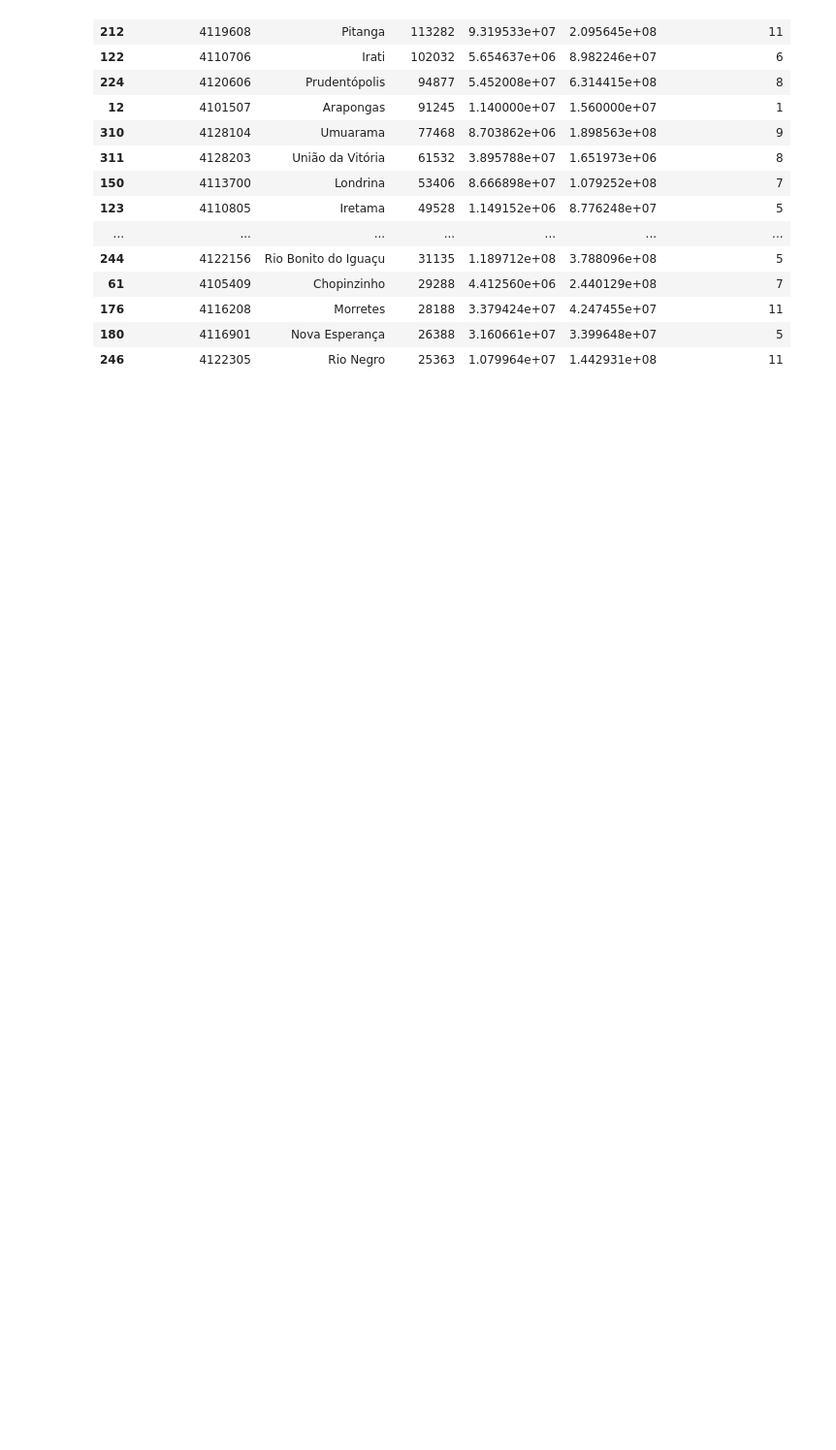
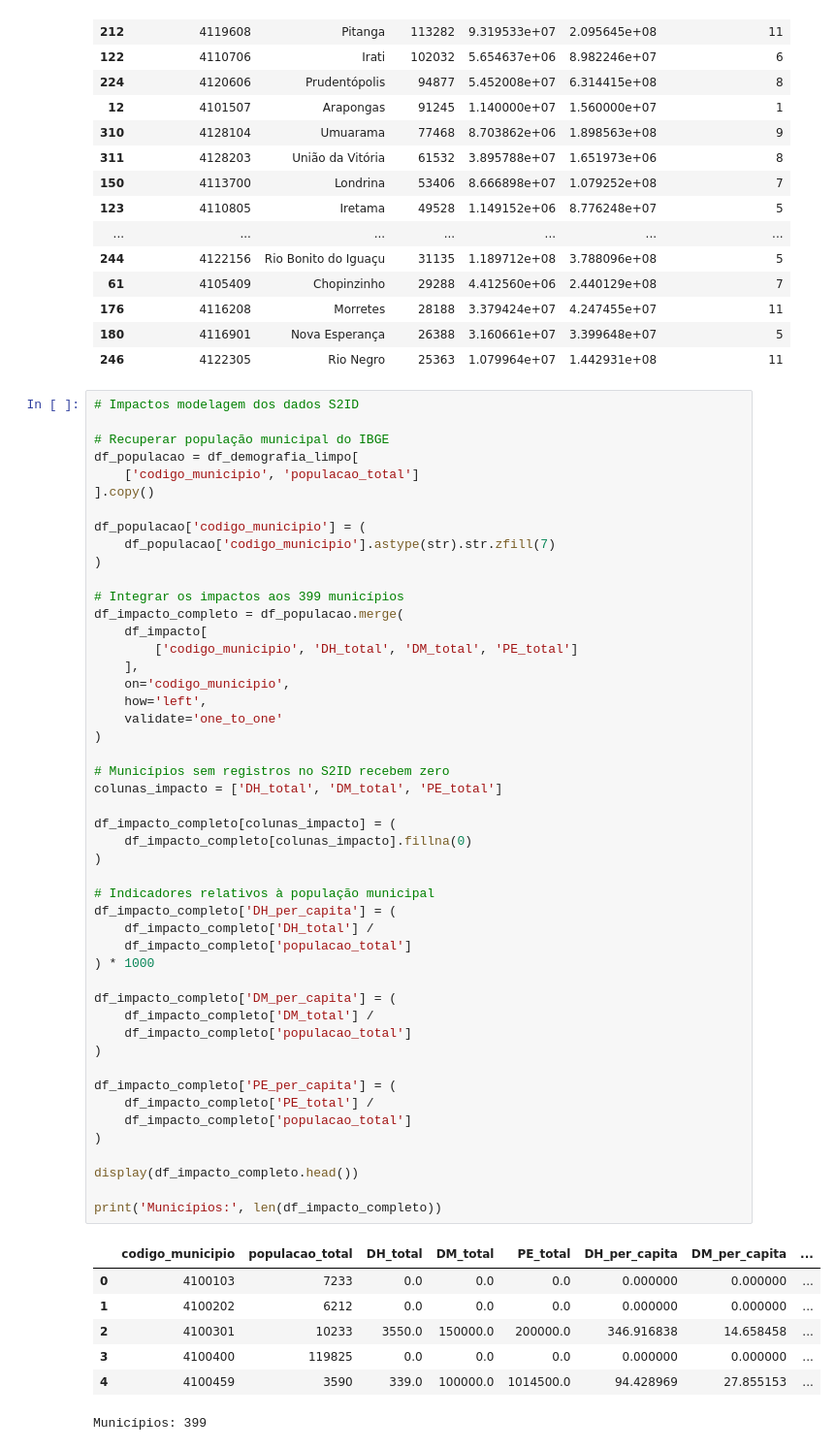
Before and after one commit to vzuza/codigos_amanha, a Jupyter notebook: projeto_codigos_pessoal.ipynb, the cells around one changed output. Shown at 97% size. Drawn from its saved outputs; the diff is of its cells as text; blank space fills up the shorter version.

```diff
--- a/projeto_codigos_pessoal.ipynb
+++ b/projeto_codigos_pessoal.ipynb
@@ -984,3 +984,59 @@ display(
 | 176 | 4116208 | Morretes | 28188 | 3.379424e+07 | 4.247455e+07 | 11 |
 | 180 | 4116901 | Nova Esperança | 26388 | 3.160661e+07 | 3.399648e+07 | 5 |
 | 246 | 4122305 | Rio Negro | 25363 | 1.079964e+07 | 1.442931e+08 | 11 |
+# %%
+# Impactos modelagem dos dados S2ID
+
+# Recuperar população municipal do IBGE
+df_populacao = df_demografia_limpo[
+    ['codigo_municipio', 'populacao_total']
+].copy()
+
+df_populacao['codigo_municipio'] = (
+    df_populacao['codigo_municipio'].astype(str).str.zfill(7)
+)
+
+# Integrar os impactos aos 399 municípios
+df_impacto_completo = df_populacao.merge(
+    df_impacto[
+        ['codigo_municipio', 'DH_total', 'DM_total', 'PE_total']
+    ],
+    on='codigo_municipio',
+    how='left',
+    validate='one_to_one'
+)
+
+# Municípios sem registros no S2ID recebem zero
+colunas_impacto = ['DH_total', 'DM_total', 'PE_total']
+
+df_impacto_completo[colunas_impacto] = (
+    df_impacto_completo[colunas_impacto].fillna(0)
+)
+
+# Indicadores relativos à população municipal
+df_impacto_completo['DH_per_capita'] = (
+    df_impacto_completo['DH_total'] /
+    df_impacto_completo['populacao_total']
+) * 1000
+
+df_impacto_completo['DM_per_capita'] = (
+    df_impacto_completo['DM_total'] /
+    df_impacto_completo['populacao_total']
+)
+
+df_impacto_completo['PE_per_capita'] = (
+    df_impacto_completo['PE_total'] /
+    df_impacto_completo['populacao_total']
+)
+
+display(df_impacto_completo.head())
+
+print('Municípios:', len(df_impacto_completo))
+# %% [output]
+|  | codigo_municipio | populacao_total | DH_total | DM_total | PE_total | DH_per_capita | DM_per_capita | ... |
+| 0 | 4100103 | 7233 | 0.0 | 0.0 | 0.0 | 0.000000 | 0.000000 | ... |
+| 1 | 4100202 | 6212 | 0.0 | 0.0 | 0.0 | 0.000000 | 0.000000 | ... |
+| 2 | 4100301 | 10233 | 3550.0 | 150000.0 | 200000.0 | 346.916838 | 14.658458 | ... |
+| 3 | 4100400 | 119825 | 0.0 | 0.0 | 0.0 | 0.000000 | 0.000000 | ... |
+| 4 | 4100459 | 3590 | 339.0 | 100000.0 | 1014500.0 | 94.428969 | 27.855153 | ... |
+Municípios: 399
```
Also changed, not shown: parts of 5 cells of this notebook.
